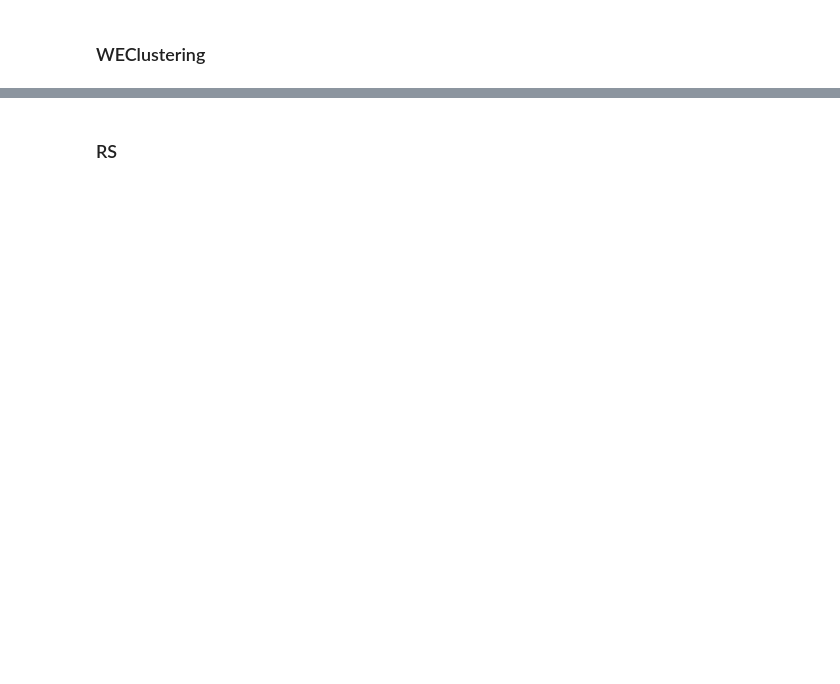
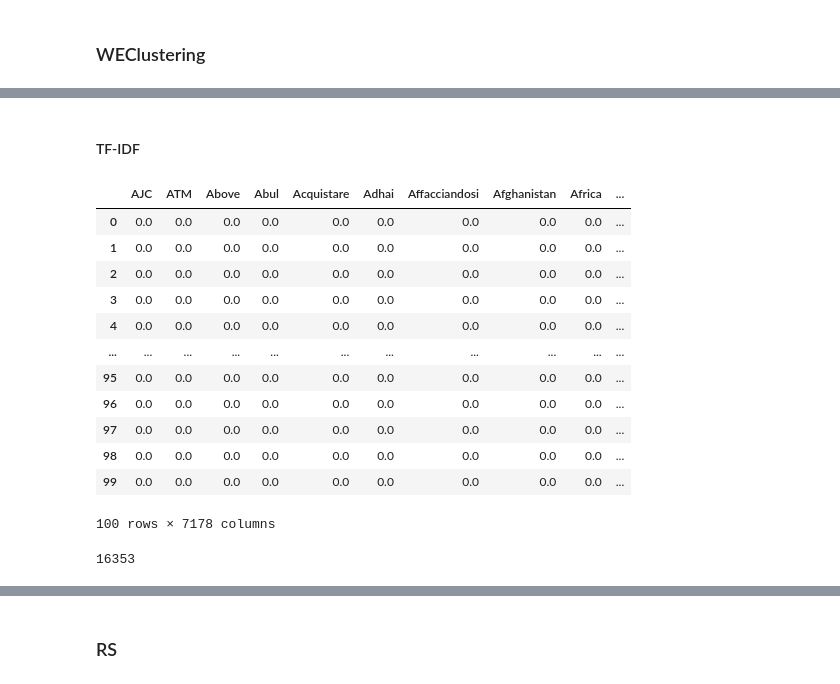
Before and after one commit to GianRomani/Notes, a Jupyter notebook: RecSys.ipynb, the cells around one changed output, grey strips where cells are left out. Cells and saved outputs as stored; diff of their text form; code cells hidden in the pictures; blank space fills up the shorter version.

```diff
--- a/RecSys.ipynb
+++ b/RecSys.ipynb
@@ -984,0 +1267,44 @@ Cost: 0.3929336188436831
+# %% [markdown]
+#### TF-IDF
+# %%
+import ast
+# from list of lists to list of documents
+docs = []
+for d in tokens:
+  doc = []
+  for s in d:
+    if type(s)==str:
+      doc += ast.literal_eval(s)
+    else:
+      doc += s
+  text = " ".join(doc)
+  docs.append(text)
+# %%
+tfidf_vectorizer = TfidfVectorizer(lowercase=False)
+
+#text = data.description
+tfidf_schede = tfidf_vectorizer.fit_transform(docs)
+dense_text = tfidf_schede.todense()
+denselist_text = dense_text.tolist()
+
+dataset_text_tfidf = pd.DataFrame(denselist_text, index=df_schede.description.iloc[:len(tokens)].index,
+                                  columns=tfidf_vectorizer.get_feature_names())
+dataset_text_tfidf
+# %% [output]
+|  | AJC | ATM | Above | Abul | Acquistare | Adhai | Affacciandosi | Afghanistan | Africa | ... |
+| 0 | 0.0 | 0.0 | 0.0 | 0.0 | 0.0 | 0.0 | 0.0 | 0.0 | 0.0 | ... |
+| 1 | 0.0 | 0.0 | 0.0 | 0.0 | 0.0 | 0.0 | 0.0 | 0.0 | 0.0 | ... |
+| 2 | 0.0 | 0.0 | 0.0 | 0.0 | 0.0 | 0.0 | 0.0 | 0.0 | 0.0 | ... |
+| 3 | 0.0 | 0.0 | 0.0 | 0.0 | 0.0 | 0.0 | 0.0 | 0.0 | 0.0 | ... |
+| 4 | 0.0 | 0.0 | 0.0 | 0.0 | 0.0 | 0.0 | 0.0 | 0.0 | 0.0 | ... |
+| ... | ... | ... | ... | ... | ... | ... | ... | ... | ... | ... |
+| 95 | 0.0 | 0.0 | 0.0 | 0.0 | 0.0 | 0.0 | 0.0 | 0.0 | 0.0 | ... |
+| 96 | 0.0 | 0.0 | 0.0 | 0.0 | 0.0 | 0.0 | 0.0 | 0.0 | 0.0 | ... |
+| 97 | 0.0 | 0.0 | 0.0 | 0.0 | 0.0 | 0.0 | 0.0 | 0.0 | 0.0 | ... |
+| 98 | 0.0 | 0.0 | 0.0 | 0.0 | 0.0 | 0.0 | 0.0 | 0.0 | 0.0 | ... |
+| 99 | 0.0 | 0.0 | 0.0 | 0.0 | 0.0 | 0.0 | 0.0 | 0.0 | 0.0 | ... |
+100 rows × 7178 columns
+# %%
+np.count_nonzero(dataset_text_tfidf)
+# %% [output]
+16353
```
Also changed, not shown: parts of 122 cells of this notebook.
